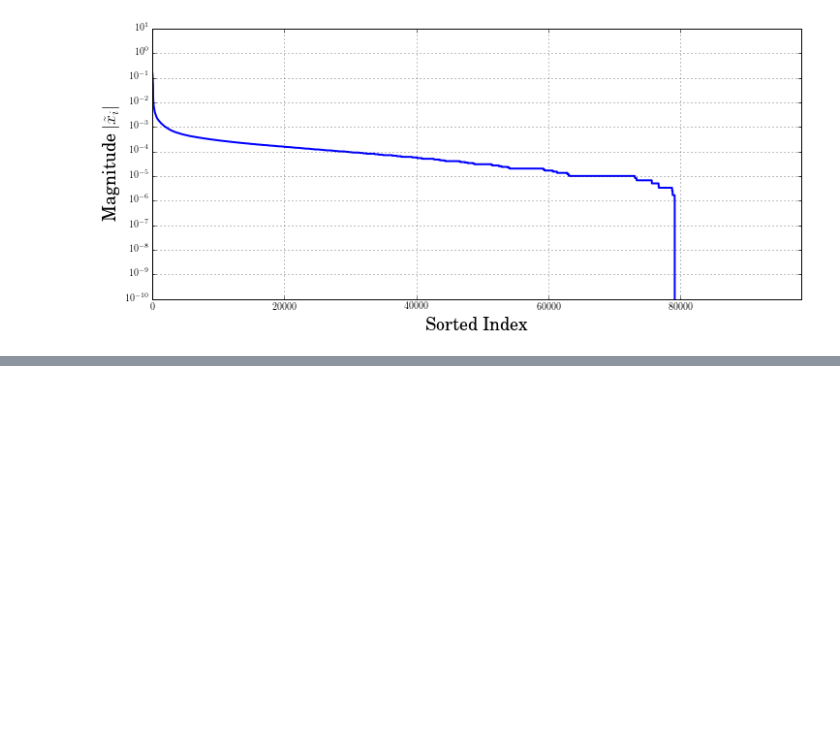
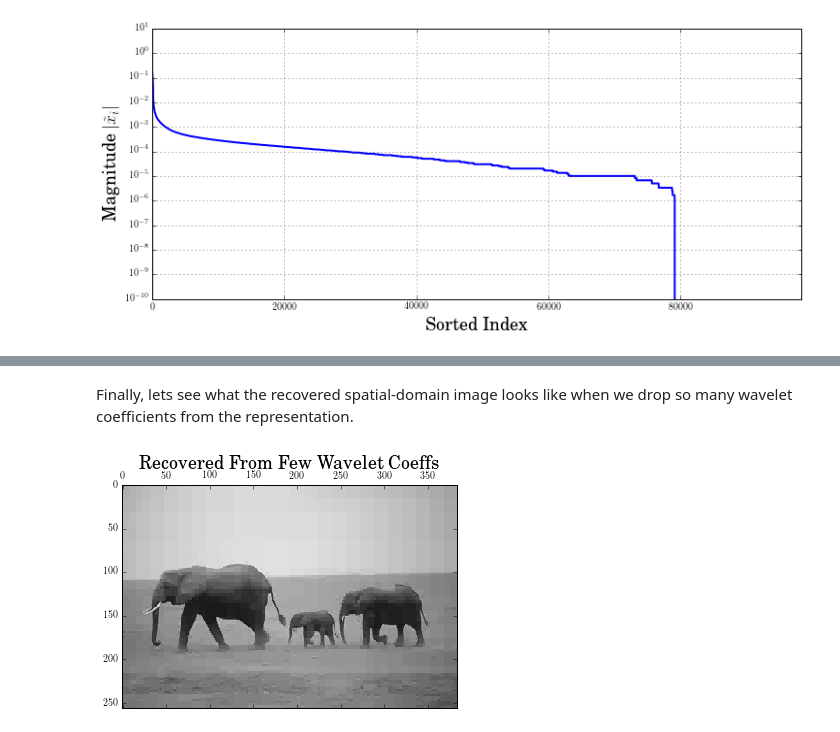
Before and after one commit to eric-tramel/PyIntroCS, a Jupyter notebook: 1_Sparsity.ipynb, the cells around one changed output, grey strips where cells are left out. Saved outputs shown, nothing was run; the diff lists cells and outputs as text; code cells hidden in the pictures; blank space fills up the shorter version.

```diff
--- a/1_Sparsity.ipynb
+++ b/1_Sparsity.ipynb
@@ -521,0 +571,10 @@ TypeError: bad operand type for abs(): 'tuple'
+# %% [markdown]
+Finally, lets see what the recovered spatial-domain image looks like when we drop so many wavelet coefficients from the representation.
+# %%
+XRec = pw.waverec2(WK,'db1')
+
+plt.matshow(XRec);
+plt.gray();
+plt.title("Recovered From Few Wavelet Coeffs",fontsize=18);
+# %% [output]
+[figure, added]
```
Also changed, not shown: parts of 41 cells of this notebook, 6 other files.
